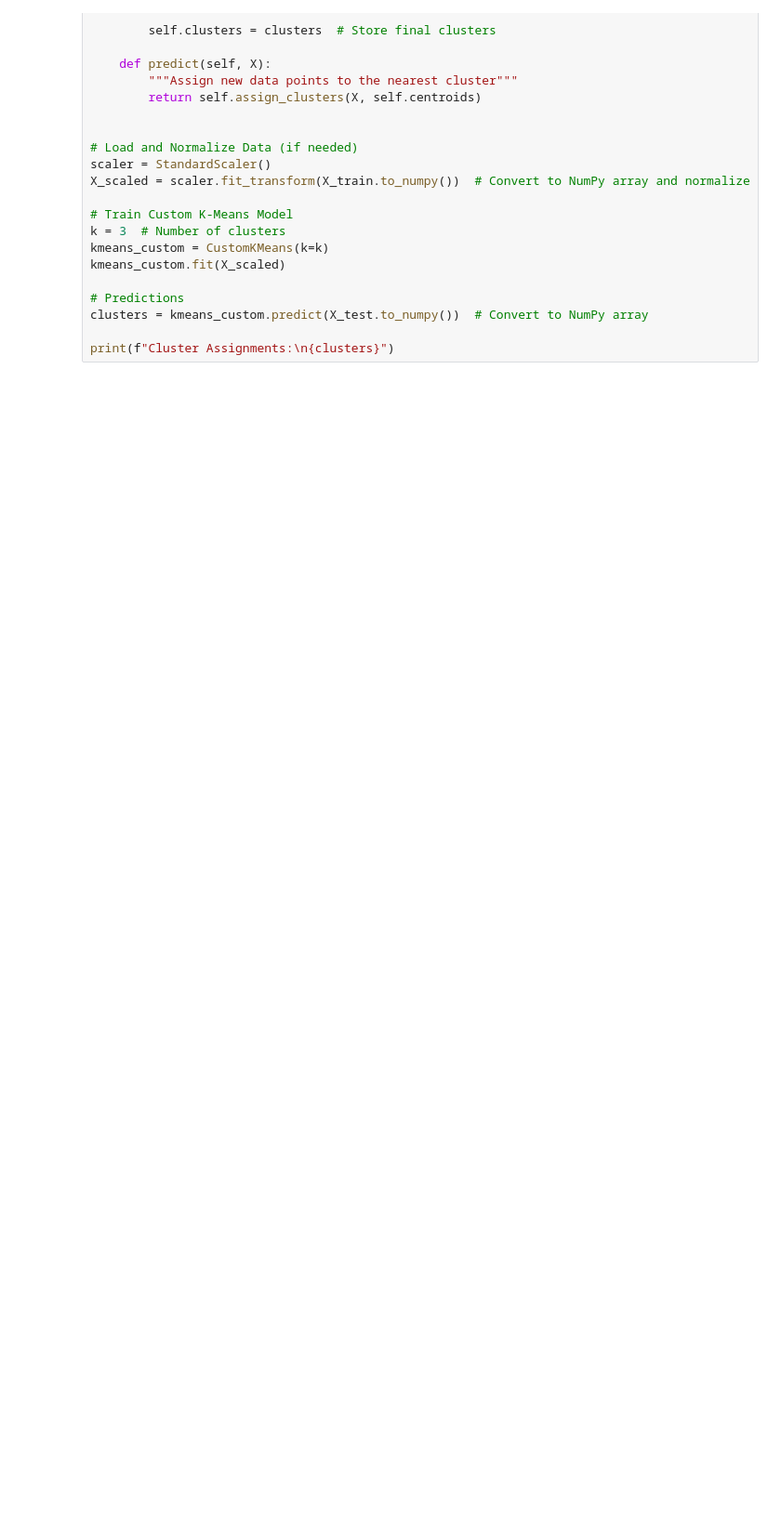
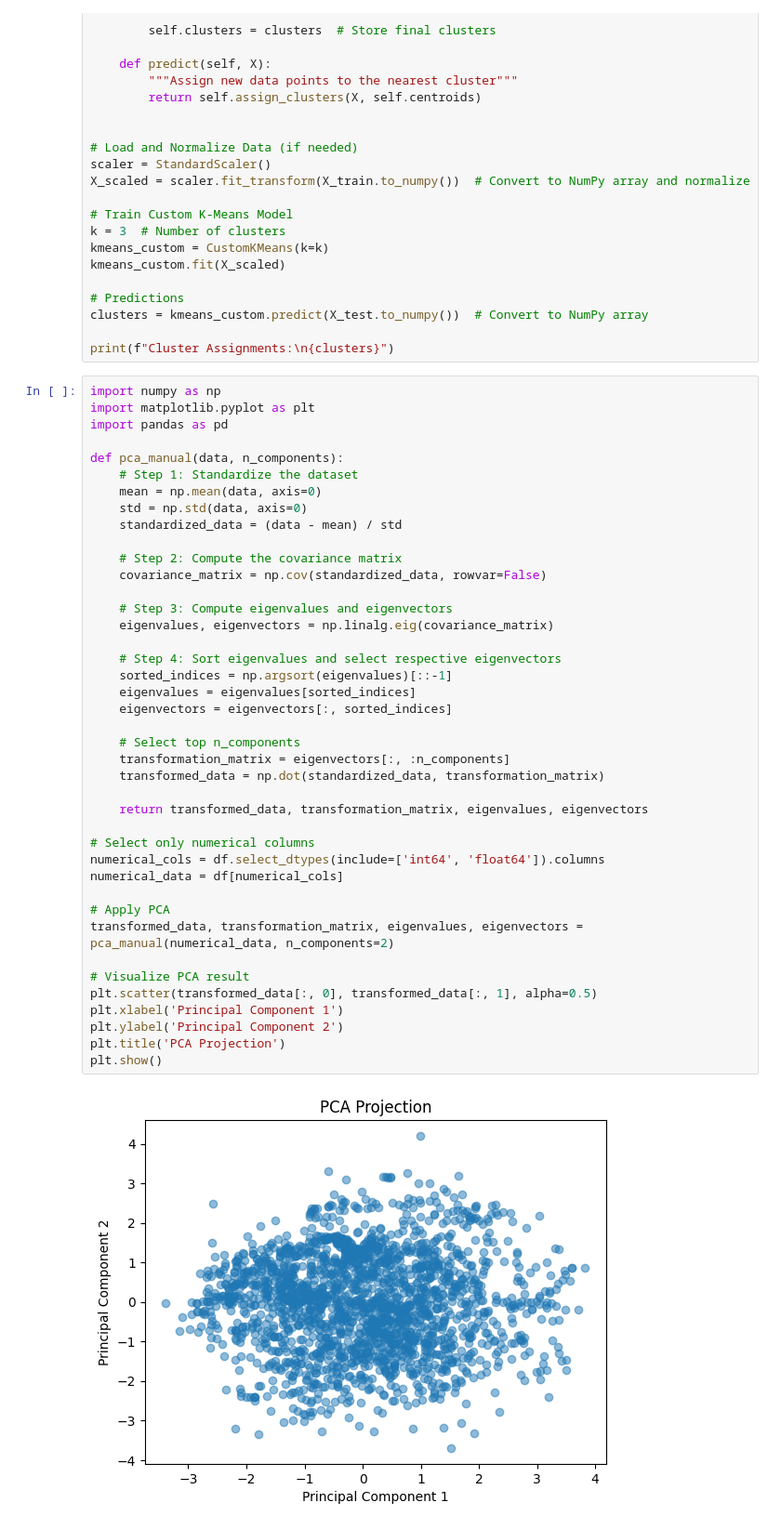
Before and after one commit to Shriya-Sabnis/BMLL, a Jupyter notebook: bml.ipynb, the cells around one changed output. Shown at 93% size. Saved outputs shown, nothing was run; the diff lists cells and outputs as text; blank space fills up the shorter version.

```diff
--- a/bml.ipynb
+++ b/bml.ipynb
@@ -468,3 +502,46 @@ kmeans_custom.fit(X_scaled)
 clusters = kmeans_custom.predict(X_test.to_numpy())  # Convert to NumPy array
 
 print(f"Cluster Assignments:\n{clusters}")
+# %%
+import numpy as np
+import matplotlib.pyplot as plt
+import pandas as pd
+
+def pca_manual(data, n_components):
+    # Step 1: Standardize the dataset
+    mean = np.mean(data, axis=0)
+    std = np.std(data, axis=0)
+    standardized_data = (data - mean) / std
+
+    # Step 2: Compute the covariance matrix
+    covariance_matrix = np.cov(standardized_data, rowvar=False)
+
+    # Step 3: Compute eigenvalues and eigenvectors
+    eigenvalues, eigenvectors = np.linalg.eig(covariance_matrix)
+
+    # Step 4: Sort eigenvalues and select respective eigenvectors
+    sorted_indices = np.argsort(eigenvalues)[::-1]
+    eigenvalues = eigenvalues[sorted_indices]
+    eigenvectors = eigenvectors[:, sorted_indices]
+
+    # Select top n_components
+    transformation_matrix = eigenvectors[:, :n_components]
+    transformed_data = np.dot(standardized_data, transformation_matrix)
+
+    return transformed_data, transformation_matrix, eigenvalues, eigenvectors
+
+# Select only numerical columns
+numerical_cols = df.select_dtypes(include=['int64', 'float64']).columns
+numerical_data = df[numerical_cols]
+
+# Apply PCA
+transformed_data, transformation_matrix, eigenvalues, eigenvectors = pca_manual(numerical_data, n_components=2)
+
+# Visualize PCA result
+plt.scatter(transformed_data[:, 0], transformed_data[:, 1], alpha=0.5)
+plt.xlabel('Principal Component 1')
+plt.ylabel('Principal Component 2')
+plt.title('PCA Projection')
+plt.show()
+# %% [output]
+[figure, added]
```
Also changed, not shown: parts of 6 cells of this notebook, 2 other files.
